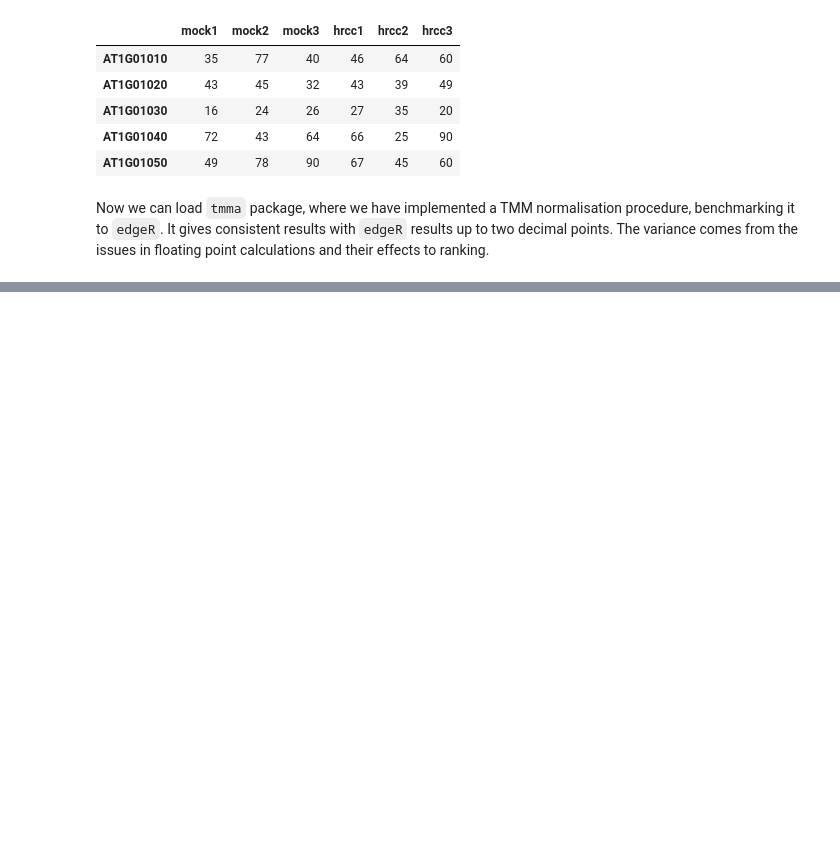
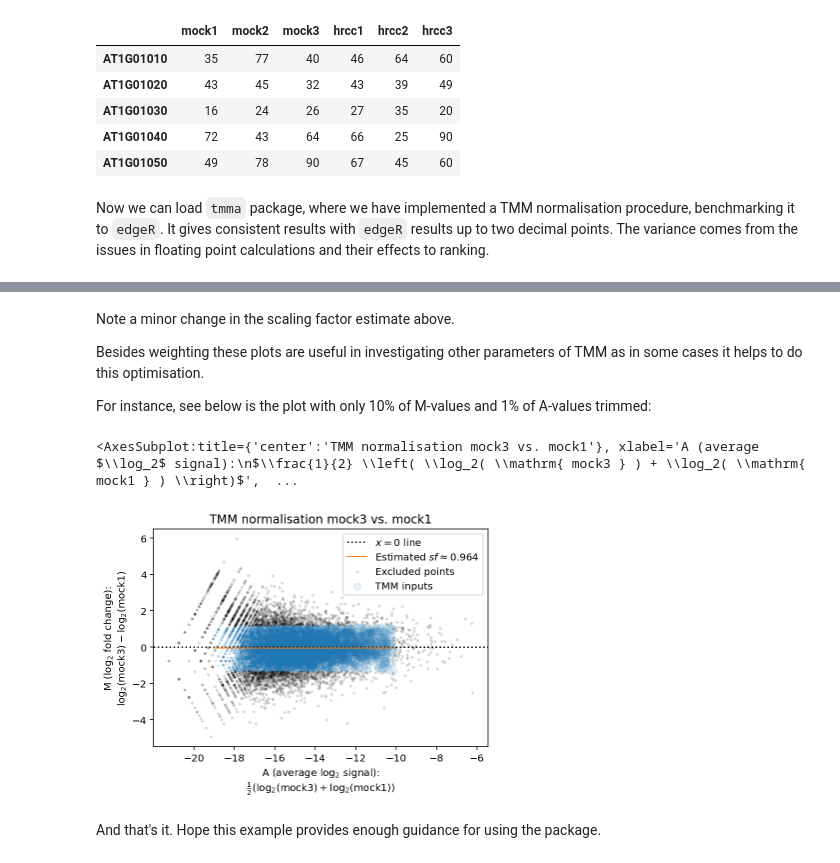
Before and after one commit to lukauskas/tmma, a Jupyter notebook: examples/Arabidopsis dataset.ipynb, the cells around one changed output, grey strips where cells are left out. Saved outputs shown, nothing was run; the diff lists cells and outputs as text; code cells hidden in the pictures; blank space fills up the shorter version.

```diff
--- a/examples/Arabidopsis dataset.ipynb
+++ b/examples/Arabidopsis dataset.ipynb
@@ -59,0 +226,16 @@ Note that warnings above come from us trying to follow the R implementation (whi
+# %% [markdown]
+Note a minor change in the scaling factor estimate above.
+
+Besides weighting these plots are useful in investigating other parameters of TMM
+as in some cases it helps to do this optimisation.
+
+For instance, see below is the plot with only 10% of M-values and 1% of A-values trimmed:
+# %%
+tmma.plot_two_sample_tmm(obs, ref,
+                         kw_tmm=dict(a_values_trim_fraction=0.01,
+                                     m_values_trim_fraction=0.1))
+# %% [output]
+<AxesSubplot:title={'center':'TMM normalisation mock3 vs. mock1'}, xlabel='A (average $\\log_2$ signal):\n$\\frac{1}{2} \\left( \\log_2( \\mathrm{ mock3 } ) + \\log_2( \\mathrm{ mock1 } ) \\right)$',  ...
+[figure, added]
+# %% [markdown]
+And that's it. Hope this example provides enough guidance for using the package.
```
Also changed, not shown: parts of 21 cells of this notebook, 7 other files.
